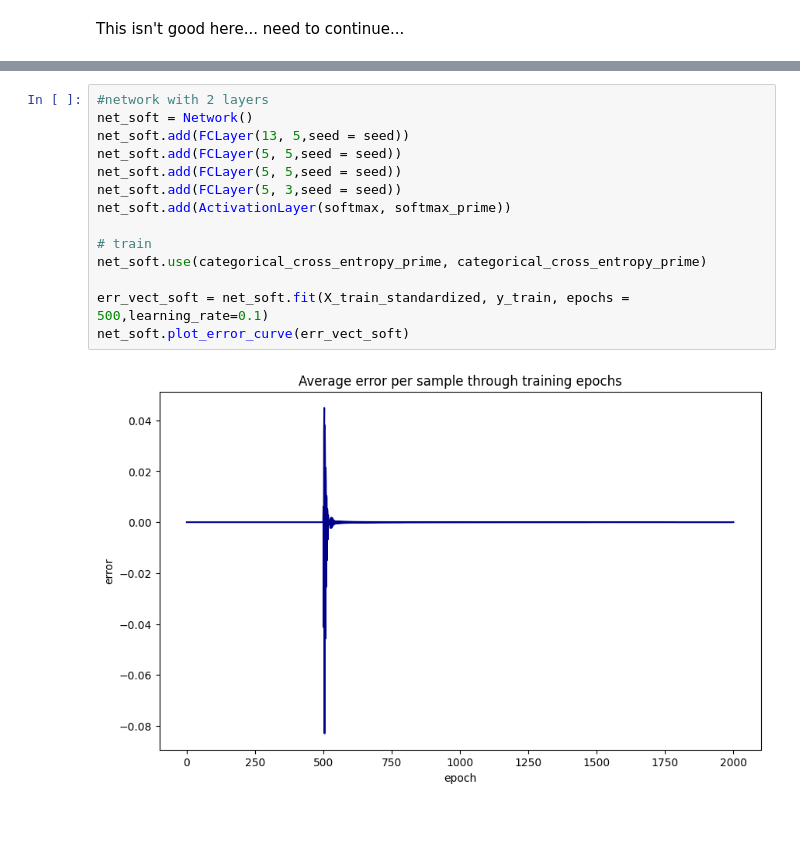
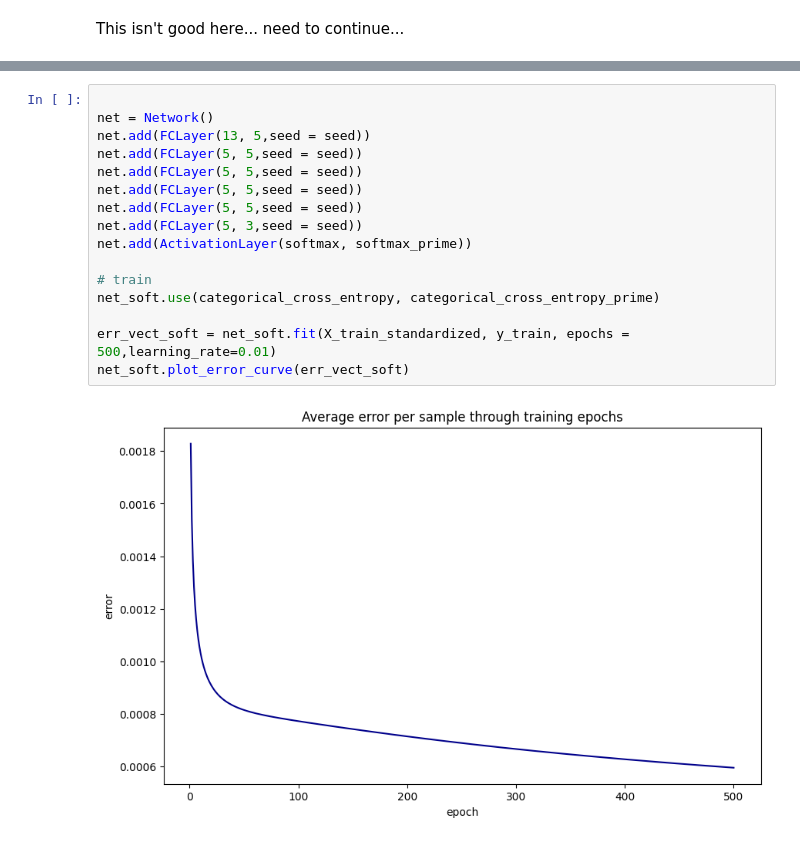
Before and after one commit to nadiaverdha/MachineLearningEx2, a Jupyter notebook: Ex2_wine.ipynb, the cells around one changed output, grey strips where cells are left out. Saved outputs shown, nothing was run; the diff lists cells and outputs as text.

```diff
--- a/Ex2_wine.ipynb
+++ b/Ex2_wine.ipynb
@@ -483,19 +481,21 @@ accuracy_dict_df
 # %%
-#network with 2 layers
-net_soft = Network()
-net_soft.add(FCLayer(13, 5,seed = seed))
-net_soft.add(FCLayer(5, 5,seed = seed))
-net_soft.add(FCLayer(5, 5,seed = seed))
-net_soft.add(FCLayer(5, 3,seed = seed))
-net_soft.add(ActivationLayer(softmax, softmax_prime))
+
+net = Network()
+net.add(FCLayer(13, 5,seed = seed))
+net.add(FCLayer(5, 5,seed = seed))
+net.add(FCLayer(5, 5,seed = seed))
+net.add(FCLayer(5, 5,seed = seed))
+net.add(FCLayer(5, 5,seed = seed))
+net.add(FCLayer(5, 3,seed = seed))
+net.add(ActivationLayer(softmax, softmax_prime))
 
 # train
-net_soft.use(categorical_cross_entropy_prime, categorical_cross_entropy_prime)
+net_soft.use(categorical_cross_entropy, categorical_cross_entropy_prime)
 
-err_vect_soft = net_soft.fit(X_train_standardized, y_train, epochs = 500,learning_rate=0.1)
+err_vect_soft = net_soft.fit(X_train_standardized, y_train, epochs = 500,learning_rate=0.01)
 net_soft.plot_error_curve(err_vect_soft)
 # %% [output]
-[figure, old version]
+[figure, new version]
 # %%
 net_soft.nn_evaluate_one_hot(x_train= X_train_standardized, y_train=y_train, x_test=X_test_standardized, y_test=y_test, epochs=500, learning_rate=0.1)
 # %% [output]
```
Also changed, not shown: parts of 22 cells of this notebook.
